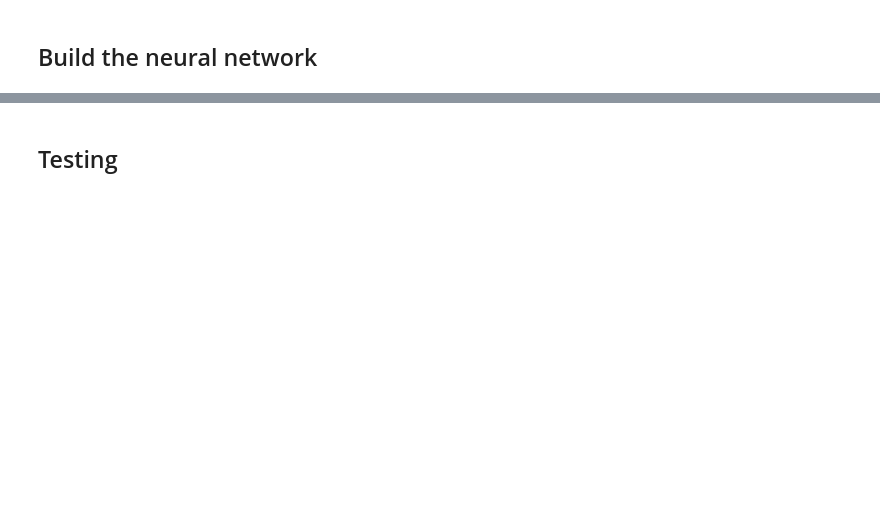
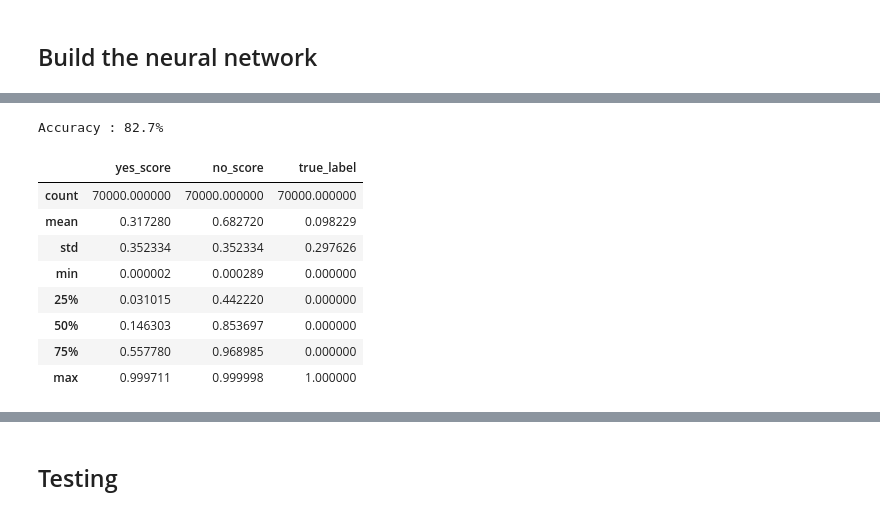
Before and after one commit to nmnsharma007/SimplifiedObjectDetection, a Jupyter notebook: version1/classification_inverted_and_extra.ipynb, the cells around one changed output, grey strips where cells are left out. Saved outputs shown, nothing was run; the diff lists cells and outputs as text; code cells hidden in the pictures; blank space fills up the shorter version.

```diff
--- a/version1/classification_inverted_and_extra.ipynb
+++ b/version1/classification_inverted_and_extra.ipynb
@@ -196,0 +195,44 @@ def test(dataloader,model):
+# %%
+# function to test without threshold
+def test(dataloader,model):
+  size = len(dataloader.dataset)
+  model.eval()
+  correct = 0
+  with torch.no_grad():
+    for images,scores in dataloader:
+      output = model(images)
+      output = softmax(output)
+      # print(output.shape)
+      correct += (output.argmax(1) == scores.argmax(1)).type(torch.float).sum().item()
+  correct /= size
+  print(f"Accuracy : {(100*correct):>0.1f}%")
+
+test(test_loader,model)
+data = np.empty((0,3),dtype=np.float32)
+
+with torch.no_grad():
+    for images,scores in test_loader:
+      output = model(images)
+      output = softmax(output)
+      output = output.numpy()
+      scores = scores.numpy()
+      for i in range(len(output)):
+        yes_score = output[i][0]
+        no_score = output[i][1]
+        true_label =  1 if np.argmax(scores[i]) == 0 else 0
+        # if true_label == 0:
+        data = np.vstack((data,[[yes_score,no_score,true_label]]))
+df = pd.DataFrame(data)
+df.columns = ['yes_score','no_score','true_label']
+df.describe()
+# %% [output]
+Accuracy : 82.7%
+|  | yes_score | no_score | true_label |
+| count | 70000.000000 | 70000.000000 | 70000.000000 |
+| mean | 0.317280 | 0.682720 | 0.098229 |
+| std | 0.352334 | 0.352334 | 0.297626 |
+| min | 0.000002 | 0.000289 | 0.000000 |
+| 25% | 0.031015 | 0.442220 | 0.000000 |
+| 50% | 0.146303 | 0.853697 | 0.000000 |
+| 75% | 0.557780 | 0.968985 | 0.000000 |
+| max | 0.999711 | 0.999998 | 1.000000 |
```
Also changed, not shown: parts of 13 cells of this notebook.
